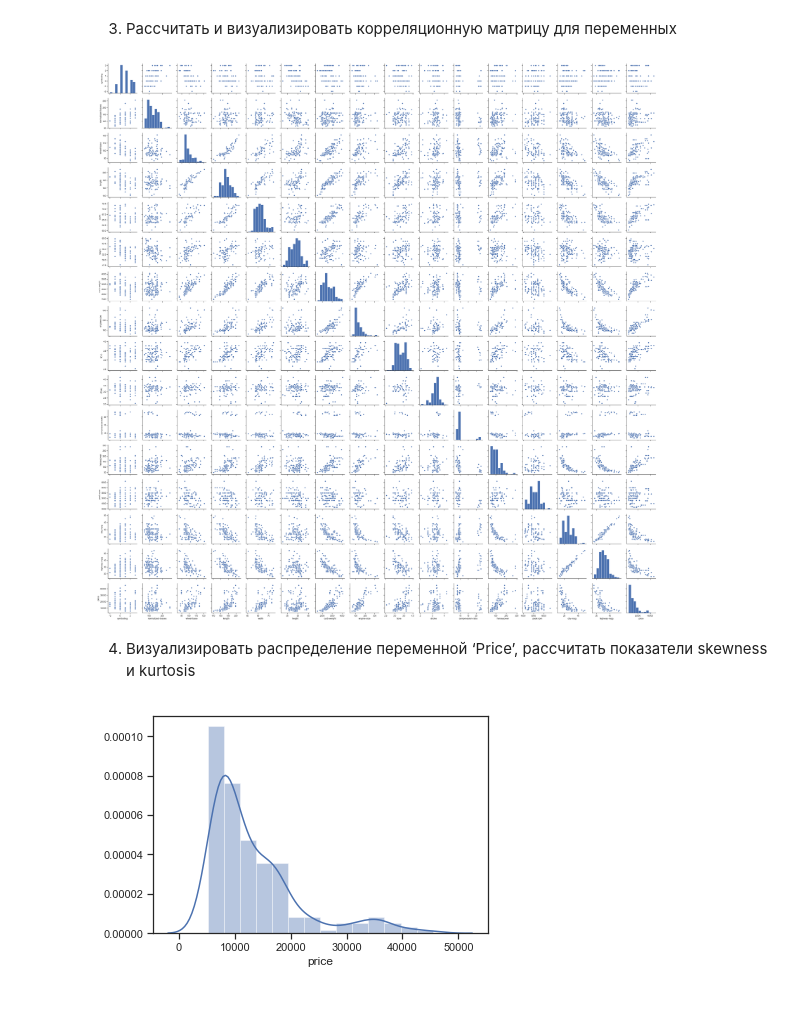
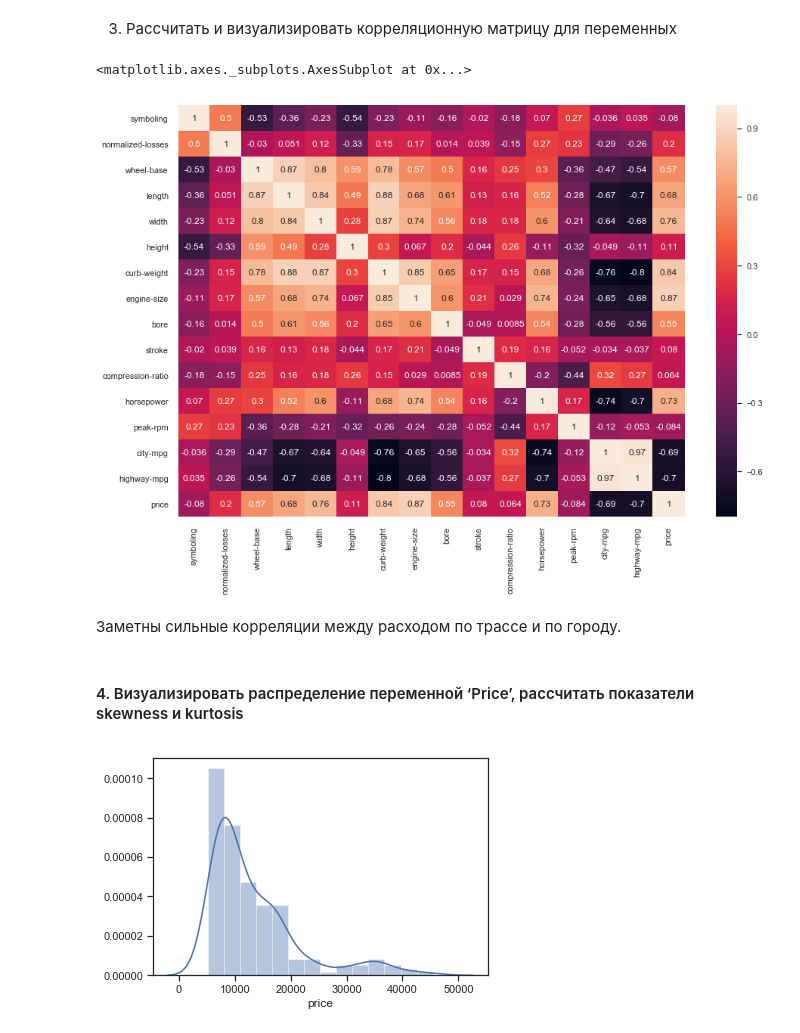
Before and after one commit to EkimTeam/netology.pyda-5, a Jupyter notebook: Lab-stats-PetrovM.ipynb, the cells around one changed output. Saved outputs shown, nothing was run; the diff lists cells and outputs as text; code cells hidden in the pictures; blank space fills up the shorter version.

```diff
--- a/Lab-stats-PetrovM.ipynb
+++ b/Lab-stats-PetrovM.ipynb
@@ -77,14 +77,17 @@ for param in stats.describe().columns:
         Размах:  40282
 # %% [markdown]
 3. Рассчитать и визуализировать корреляционную матрицу для переменных
-# %%
-sns.set(style="ticks", color_codes=True)
-# iris = sns.load_dataset("iris")
-g = sns.pairplot(stats[stats.dbescribe().columns])
-# %% [output]
-[figure, removed]
+# %%
+import seaborn as sns
+sns.set(rc=({'figure.figsize':(15,10)}))
+sns.heatmap(stats.corr(), annot=True, xticklabels=stats.corr().columns.values, yticklabels=stats.corr().columns.values)
+# %% [output]
+<matplotlib.axes._subplots.AxesSubplot at 0x...>
+[figure, added]
+# %% [markdown]
+Заметны сильные корреляции между расходом по трассе и по городу.
 # %% [markdown]
-4. Визуализировать распределение переменной ‘Price’, рассчитать показатели skewness и kurtosis
+#### 4. Визуализировать распределение переменной ‘Price’, рассчитать показатели skewness и kurtosis
 # %%
 sns.distplot(stats['price'])
 plt.show()
```
Also changed, not shown: parts of 19 cells of this notebook.
